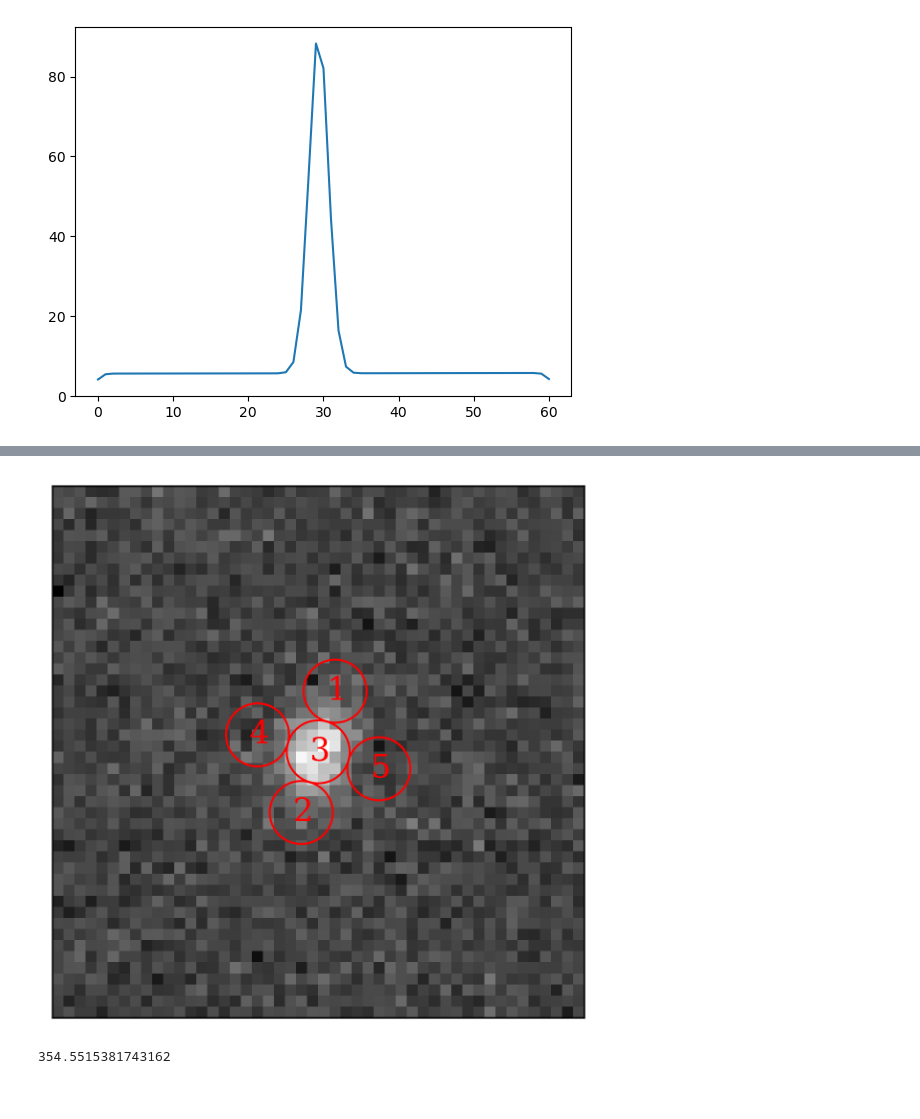
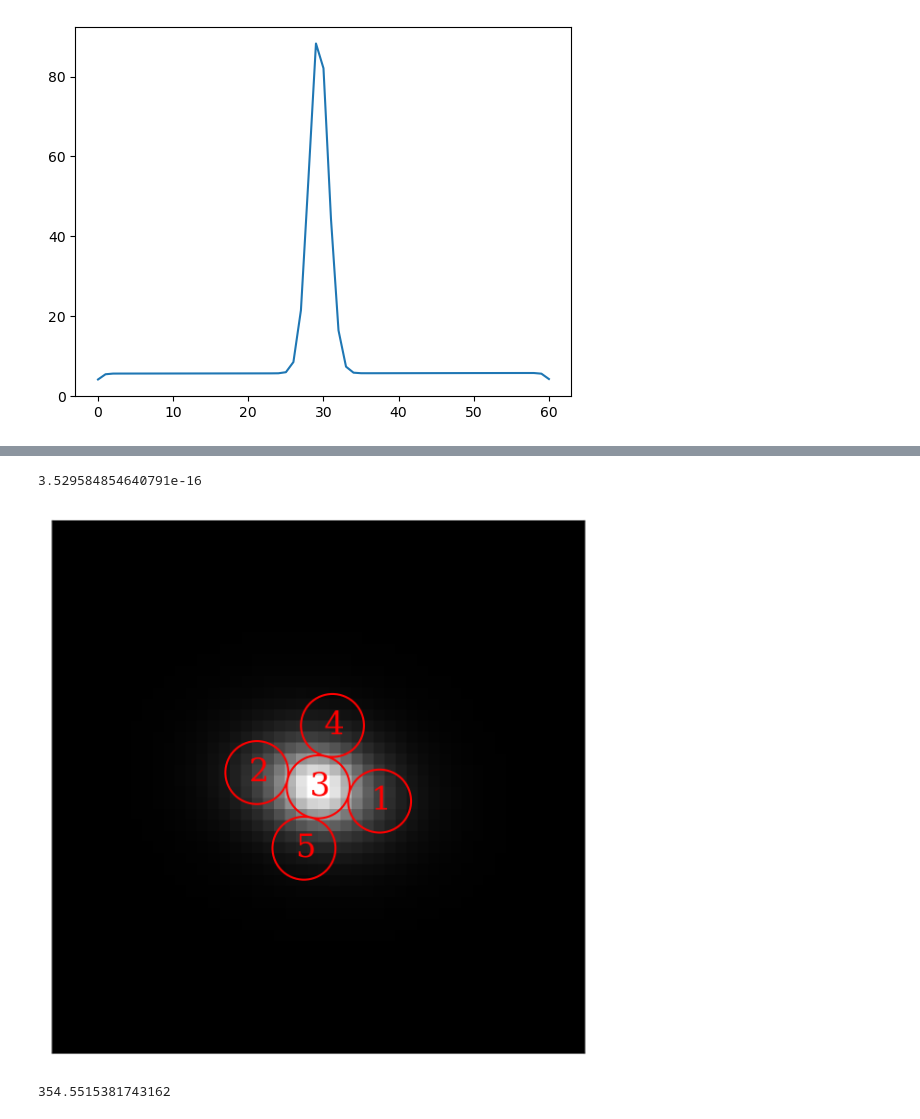
Before and after one commit to KinematicLensing/kl-nn, a Jupyter notebook: data_generate/notebooks/test_training_data.ipynb, the cells around one changed output, grey strips where cells are left out. Cells and saved outputs as stored; diff of their text form; code cells hidden in the pictures.

```diff
--- a/data_generate/notebooks/test_training_data.ipynb
+++ b/data_generate/notebooks/test_training_data.ipynb
@@ -309,7 +309,18 @@ def apply_noise(data, snr):
 pixscale = hdu[6].header['PIXSCALE']
 fiber_offset = 1.5
 # %%
-ID = 11
+ID = 1354
 folder = ID // 4000 + 1
 hdu = fits.open(join(fits_dir, f'part_{folder}/gal_{ID}.fits'))
 offsets = [np.array([hdu[i].header['FIBERDX'], hdu[i].header['FIBERDY']]) for i in range(1, 6)]
+# %%
+abs_sum = 0.0
+tot = 0
+for ID in range(10000):
+    folder = ID // 4000 + 1
+    hdu = fits.open(join(fits_dir, f'part_{folder}/gal_{ID}.fits'))
+    offsets = [np.array([hdu[i].header['FIBERDX'], hdu[i].header['FIBERDY']]) for i in range(1, 6)]
+    abs_sum += np.abs((offsets[0] @ offsets[3])) + np.abs((offsets[0] @ offsets[4])) + np.abs((offsets[1] @ offsets[3])) + np.abs((offsets[1] @ offsets[4]))
+    tot += 4
+    if ID%100 == 0:
+        print(ID)
@@ -316,25 +345,29 @@ offsets = [np.array([hdu[i].header['FIBERDX'], hdu[i].header['FIBERDY']]) for i
+# %%
+abs_sum/tot
+# %% [output]
+3.529584854640791e-16
 # %%
 plt.rcParams.update({"text.usetex": False, "font.family": "serif", "figure.dpi": 300})
 ax = plt.figure().add_subplot()
-noise = np.random.normal(size=(48,48)) * 5
-image_data = hdu[6].data + noise
+# noise = np.random.normal(size=(48,48)) * 5
+image_data = hdu[6].data
 ax.imshow(image_data, cmap='gray')
 ax.set_xticks([])
 ax.set_yticks([])
 
 for j in range(5):
     x, y = offsets[j]
     x = x/pixscale + 23.5
     y = y/pixscale + 23.5
     offsetpos = (x,y)
     fiber = patches.Circle(offsetpos, 0.75/pixscale, color='red', fill=False)
     ax.add_patch(fiber)
     ax.text(x-0.75, y+0.75, f'{j+1}', fontsize=16, color='red')
 
 plt.savefig(join(fig_dir, f'data/img_{ID}.png'), dpi=300)
 plt.show()
 # %% [output]
-[figure, old version]
+[figure, new version]
 # %%
 image_data.max()
 # %% [output]
```
Also changed, not shown: parts of 3 cells of this notebook, 5 other files.
